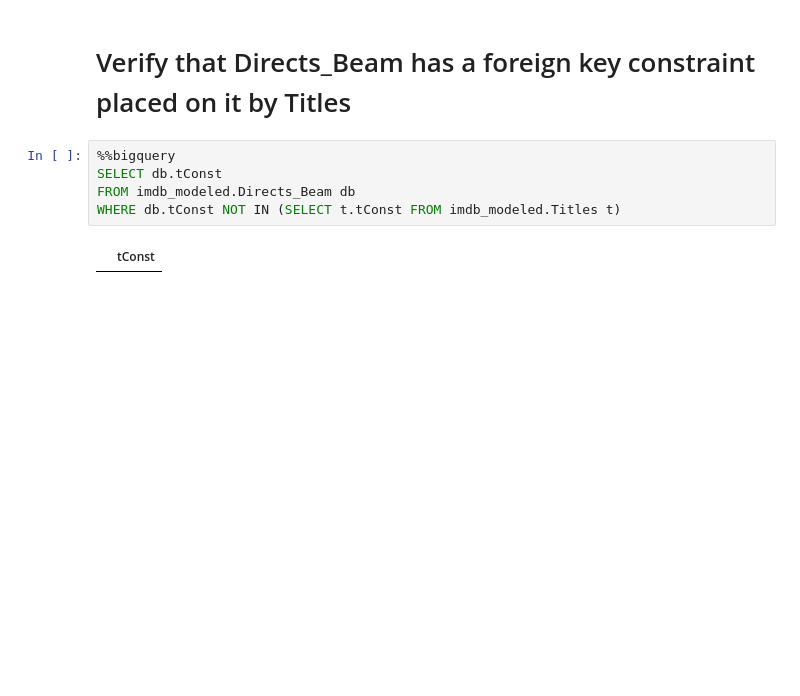
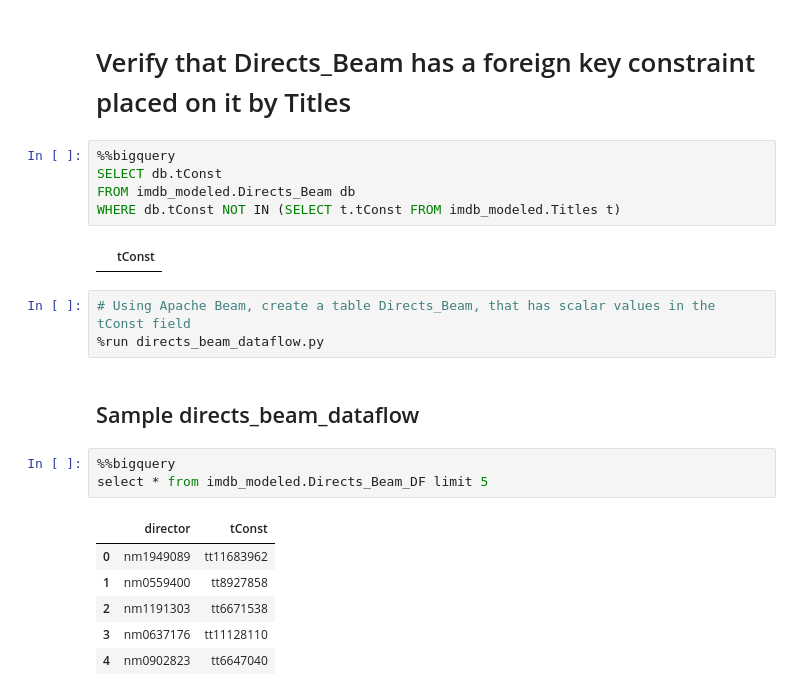
Before and after one commit to en-chang/imdb-data, a Jupyter notebook: imdb_modeled.ipynb, the cells around one changed output. Saved outputs shown, nothing was run; the diff lists cells and outputs as text; blank space fills up the shorter version.

```diff
--- a/imdb_modeled.ipynb
+++ b/imdb_modeled.ipynb
@@ -303,3 +298,18 @@ FROM imdb_modeled.Directs_Beam db
 WHERE db.tConst NOT IN (SELECT t.tConst FROM imdb_modeled.Titles t)
 # %% [output]
 |  | tConst |
+# %%
+# Using Apache Beam, create a table Directs_Beam, that has scalar values in the tConst field
+%run directs_beam_dataflow.py
+# %% [markdown]
+## Sample directs_beam_dataflow
+# %%
+%%bigquery
+select * from imdb_modeled.Directs_Beam_DF limit 5
+# %% [output]
+|  | director | tConst |
+| 0 | nm1949089 | tt11683962 |
+| 1 | nm0559400 | tt8927858 |
+| 2 | nm1191303 | tt6671538 |
+| 3 | nm0637176 | tt11128110 |
+| 4 | nm0902823 | tt6647040 |
```
Also changed, not shown: parts of 44 cells of this notebook, 1 other file.
